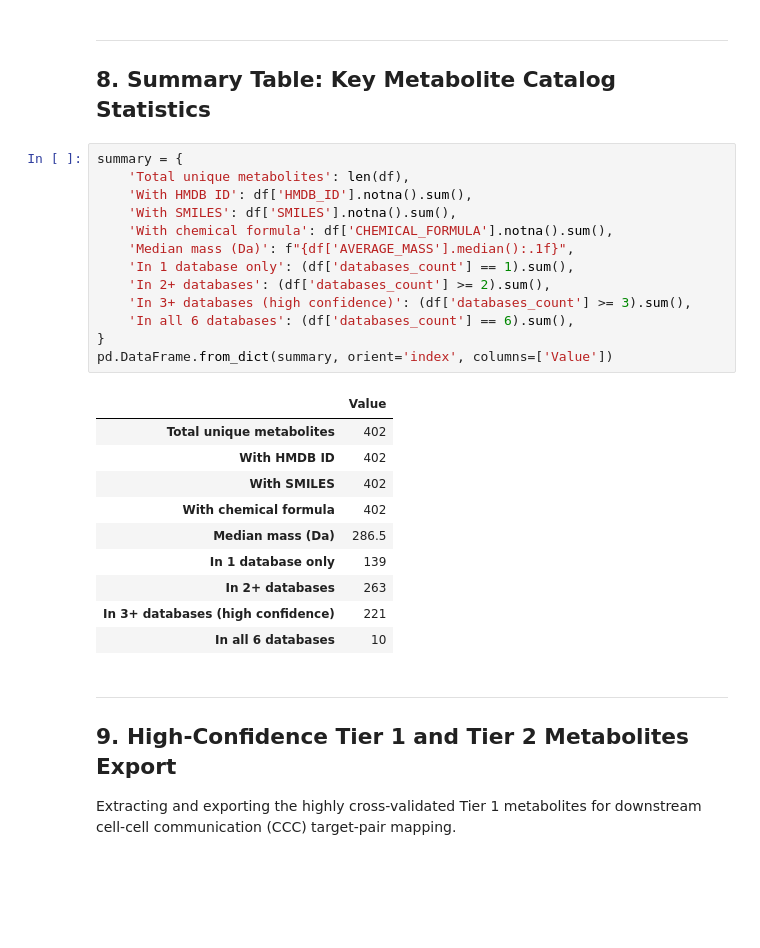
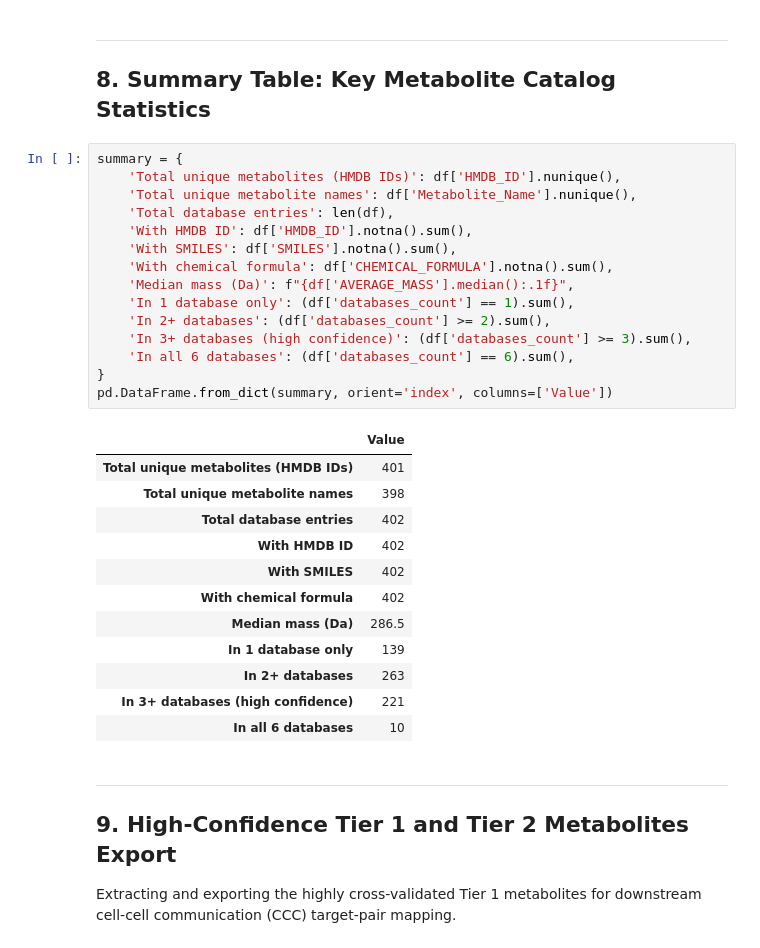
Before and after one commit to sakuramaezonoYCU/metabConnectomeDB, a Jupyter notebook: scripts/unique_metab_data_exploration.ipynb, the cells around one changed output. Drawn from its saved outputs; the diff is of its cells as text; blank space fills up the shorter version.

```diff
--- a/scripts/unique_metab_data_exploration.ipynb
+++ b/scripts/unique_metab_data_exploration.ipynb
@@ -607,20 +607,24 @@ print(f'\n→ Tier 1 metabolites are recommended as the primary high-confidence
 ## 8. Summary Table: Key Metabolite Catalog Statistics
 # %%
 summary = {
-    'Total unique metabolites': len(df),
+    'Total unique metabolites (HMDB IDs)': df['HMDB_ID'].nunique(),
+    'Total unique metabolite names': df['Metabolite_Name'].nunique(),
+    'Total database entries': len(df),
     'With HMDB ID': df['HMDB_ID'].notna().sum(),
     'With SMILES': df['SMILES'].notna().sum(),
     'With chemical formula': df['CHEMICAL_FORMULA'].notna().sum(),
     'Median mass (Da)': f"{df['AVERAGE_MASS'].median():.1f}",
     'In 1 database only': (df['databases_count'] == 1).sum(),
     'In 2+ databases': (df['databases_count'] >= 2).sum(),
     'In 3+ databases (high confidence)': (df['databases_count'] >= 3).sum(),
     'In all 6 databases': (df['databases_count'] == 6).sum(),
 }
 pd.DataFrame.from_dict(summary, orient='index', columns=['Value'])
 # %% [output]
 |  | Value |
-| Total unique metabolites | 402 |
+| Total unique metabolites (HMDB IDs) | 401 |
+| Total unique metabolite names | 398 |
+| Total database entries | 402 |
 | With HMDB ID | 402 |
 | With SMILES | 402 |
 | With chemical formula | 402 |
```
Also changed, not shown: parts of 3 cells of this notebook, 21 other files.
